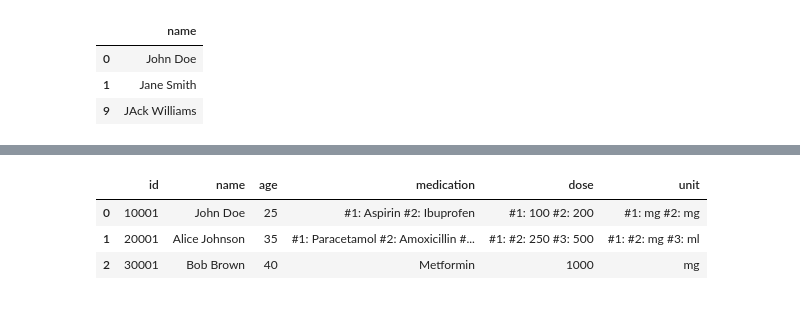
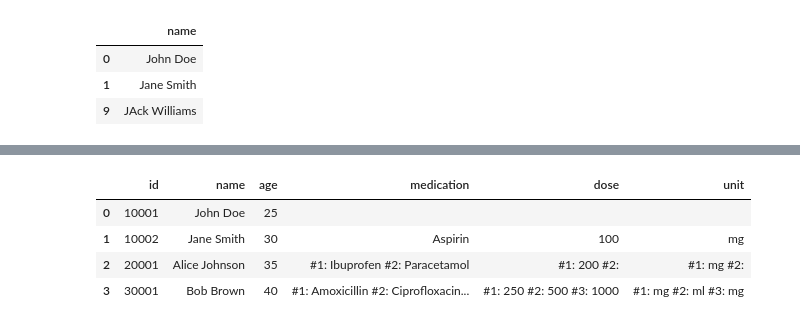
Before and after one commit to MartinVoelkl94/dukit, a Jupyter notebook: interactive_demo.ipynb, the cells around one changed output, grey strips where cells are left out. Cells and saved outputs as stored; diff of their text form; code cells hidden in the pictures.

```diff
--- a/interactive_demo.ipynb
+++ b/interactive_demo.ipynb
@@ -10,6 +10,7 @@ import numpy as np
 import dukit as dk
 from dukit import get_df, log, qs
 pd.set_option('display.max_columns', None)
+pd.set_option('styler.format.na_rep', '')
 
 #this is our test dataset containing
 #very messy, definitely real medical data
@@ -922,10 +944,17 @@ df1.merge(
 # %%
 df1.merge(
-    df2.dk.collapse(),
+    df2.dk.collapse(
+        on='id',
+        template='{colname}',
+        line_start='#',
+        line_stop='\n',
+        ),
+    how='left',
     on='id',
-    ).dk.style()
+    ).dk.qs('.wrap(pre-wrap) .align(left)')
 # %% [output]
 |  | id | name | age | medication | dose | unit |
-| 0 | 10001 | John Doe | 25 | #1: Aspirin #2: Ibuprofen | #1: 100 #2: 200 | #1: mg #2: mg |
-| 1 | 20001 | Alice Johnson | 35 | #1: Paracetamol #2: Amoxicillin #... | #1: #2: 250 #3: 500 | #1: #2: mg #3: ml |
-| 2 | 30001 | Bob Brown | 40 | Metformin | 1000 | mg |
+| 0 | 10001 | John Doe | 25 |  |  |  |
+| 1 | 10002 | Jane Smith | 30 | Aspirin | 100 | mg |
+| 2 | 20001 | Alice Johnson | 35 | #1: Ibuprofen #2: Paracetamol | #1: 200 #2: | #1: mg #2: |
+| 3 | 30001 | Bob Brown | 40 | #1: Amoxicillin #2: Ciprofloxacin... | #1: 250 #2: 500 #3: 1000 | #1: mg #2: ml #3: mg |
```
Also changed, not shown: parts of 12 cells of this notebook, 2 other files.
